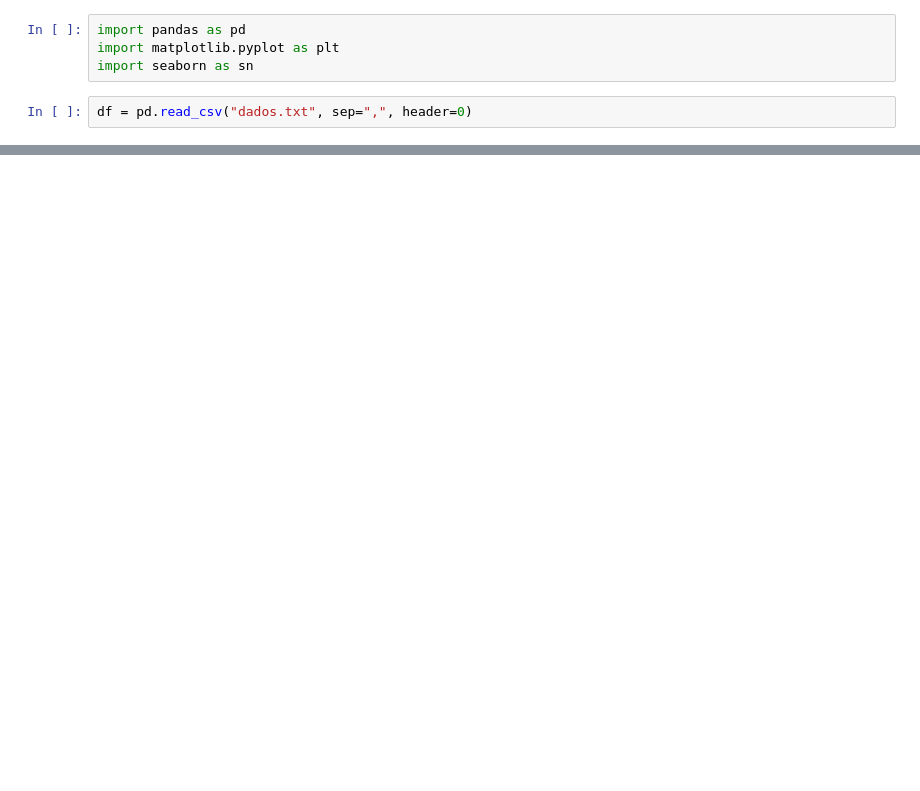
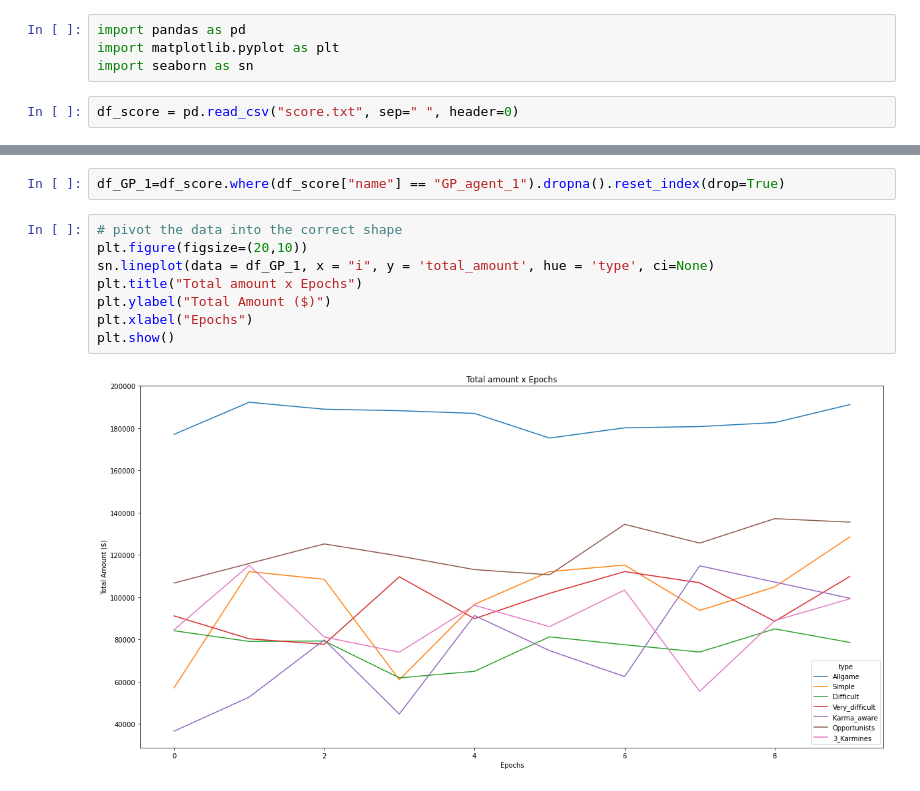
Before and after one commit to DMCDavi/reinforcement_learning_split_steal, a Jupyter notebook: graficos.ipynb, the cells around one changed output, grey strips where cells are left out. Drawn from its saved outputs; the diff is of its cells as text; blank space fills up the shorter version.

```diff
--- a/graficos.ipynb
+++ b/graficos.ipynb
@@ -3,4 +3,4 @@ import pandas as pd
 import matplotlib.pyplot as plt
 import seaborn as sn
 # %%
-df = pd.read_csv("dados.txt", sep=",", header=0)
+df_score = pd.read_csv("score.txt", sep=" ", header=0)
@@ -28,0 +23,12 @@ ax.grid()
+# %%
+df_GP_1=df_score.where(df_score["name"] == "GP_agent_1").dropna().reset_index(drop=True)
+# %%
+# pivot the data into the correct shape
+plt.figure(figsize=(20,10))
+sn.lineplot(data = df_GP_1, x = "i", y = 'total_amount', hue = 'type', ci=None)
+plt.title("Total amount x Epochs")
+plt.ylabel("Total Amount ($)")
+plt.xlabel("Epochs")
+plt.show()
+# %% [output]
+[figure, added]
```
Also changed, not shown: parts of 15 cells of this notebook, 30 other files.
